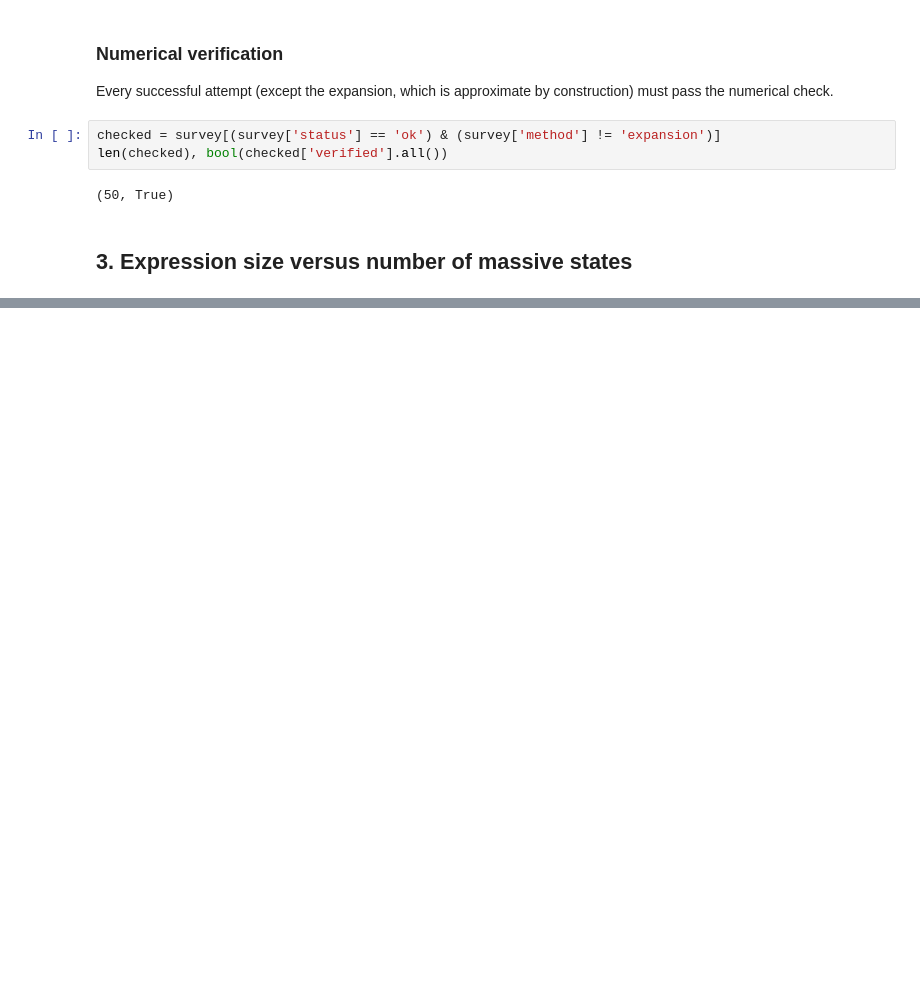
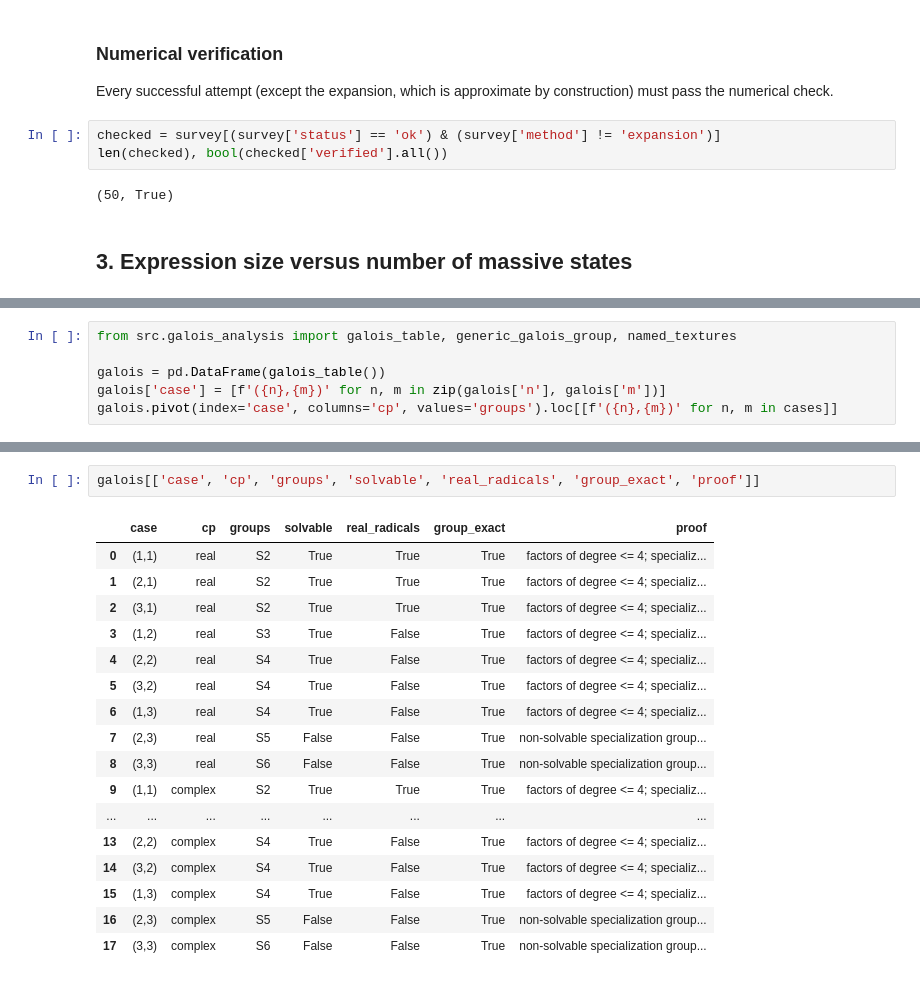
Before and after one commit to moiseszeleny/pyseesaw, a Jupyter notebook: notebooks/seesaw_feasibility_summary.ipynb, the cells around one changed output, grey strips where cells are left out. Cells and saved outputs as stored; diff of their text form; blank space fills up the shorter version.

```diff
--- a/notebooks/seesaw_feasibility_summary.ipynb
+++ b/notebooks/seesaw_feasibility_summary.ipynb
@@ -248,0 +245,6 @@ The dashed line marks $k=4$: to its right the `direct` method has no points, bec
+# %%
+from src.galois_analysis import galois_table, generic_galois_group, named_textures
+
+galois = pd.DataFrame(galois_table())
+galois['case'] = [f'({n},{m})' for n, m in zip(galois['n'], galois['m'])]
+galois.pivot(index='case', columns='cp', values='groups').loc[[f'({n},{m})' for n, m in cases]]
@@ -248,0 +263,20 @@ The dashed line marks $k=4$: to its right the `direct` method has no points, bec
+# %%
+galois[['case', 'cp', 'groups', 'solvable', 'real_radicals', 'group_exact', 'proof']]
+# %% [output]
+|  | case | cp | groups | solvable | real_radicals | group_exact | proof |
+| 0 | (1,1) | real | S2 | True | True | True | factors of degree <= 4; specializ... |
+| 1 | (2,1) | real | S2 | True | True | True | factors of degree <= 4; specializ... |
+| 2 | (3,1) | real | S2 | True | True | True | factors of degree <= 4; specializ... |
+| 3 | (1,2) | real | S3 | True | False | True | factors of degree <= 4; specializ... |
+| 4 | (2,2) | real | S4 | True | False | True | factors of degree <= 4; specializ... |
+| 5 | (3,2) | real | S4 | True | False | True | factors of degree <= 4; specializ... |
+| 6 | (1,3) | real | S4 | True | False | True | factors of degree <= 4; specializ... |
+| 7 | (2,3) | real | S5 | False | False | True | non-solvable specialization group... |
+| 8 | (3,3) | real | S6 | False | False | True | non-solvable specialization group... |
+| 9 | (1,1) | complex | S2 | True | True | True | factors of degree <= 4; specializ... |
+| ... | ... | ... | ... | ... | ... | ... | ... |
+| 13 | (2,2) | complex | S4 | True | False | True | factors of degree <= 4; specializ... |
+| 14 | (3,2) | complex | S4 | True | False | True | factors of degree <= 4; specializ... |
+| 15 | (1,3) | complex | S4 | True | False | True | factors of degree <= 4; specializ... |
+| 16 | (2,3) | complex | S5 | False | False | True | non-solvable specialization group... |
+| 17 | (3,3) | complex | S6 | False | False | True | non-solvable specialization group... |
```
Also changed, not shown: parts of 9 cells of this notebook, 15 other files.
